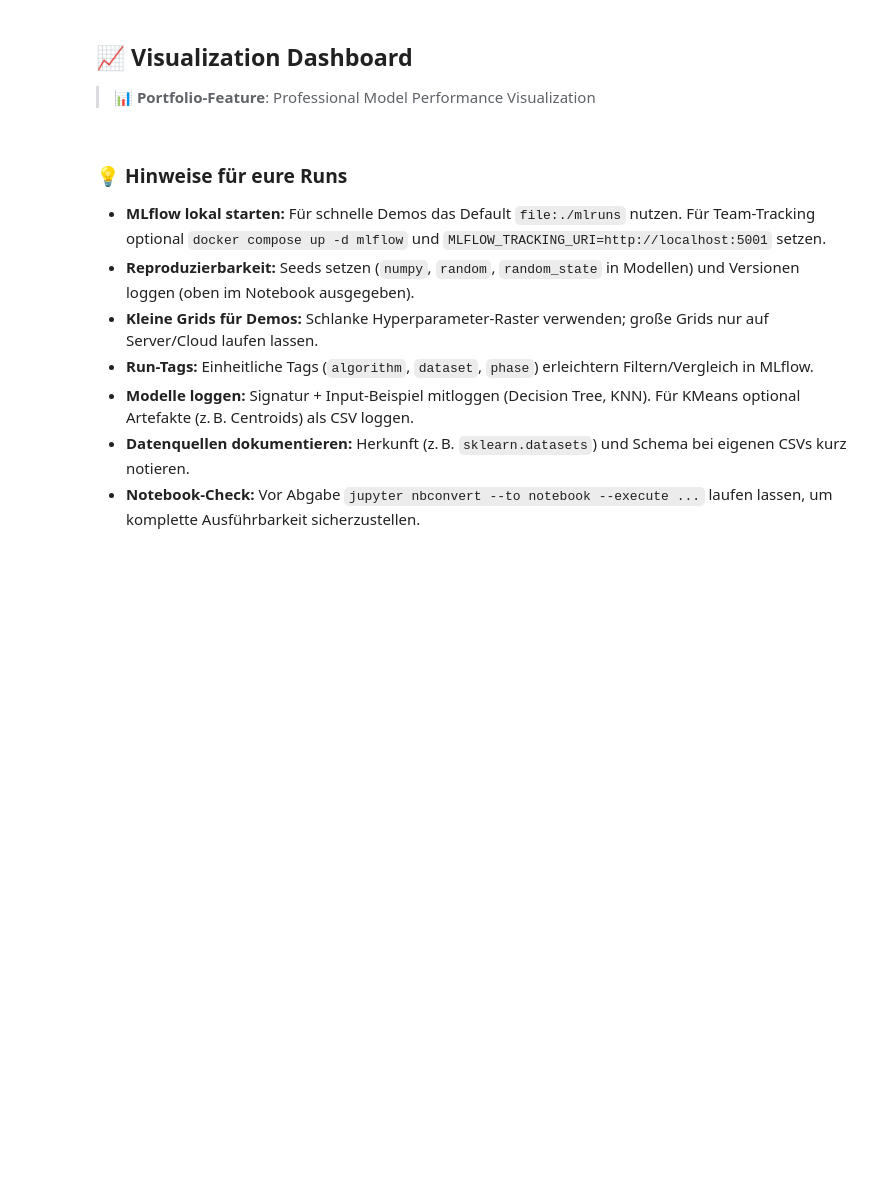
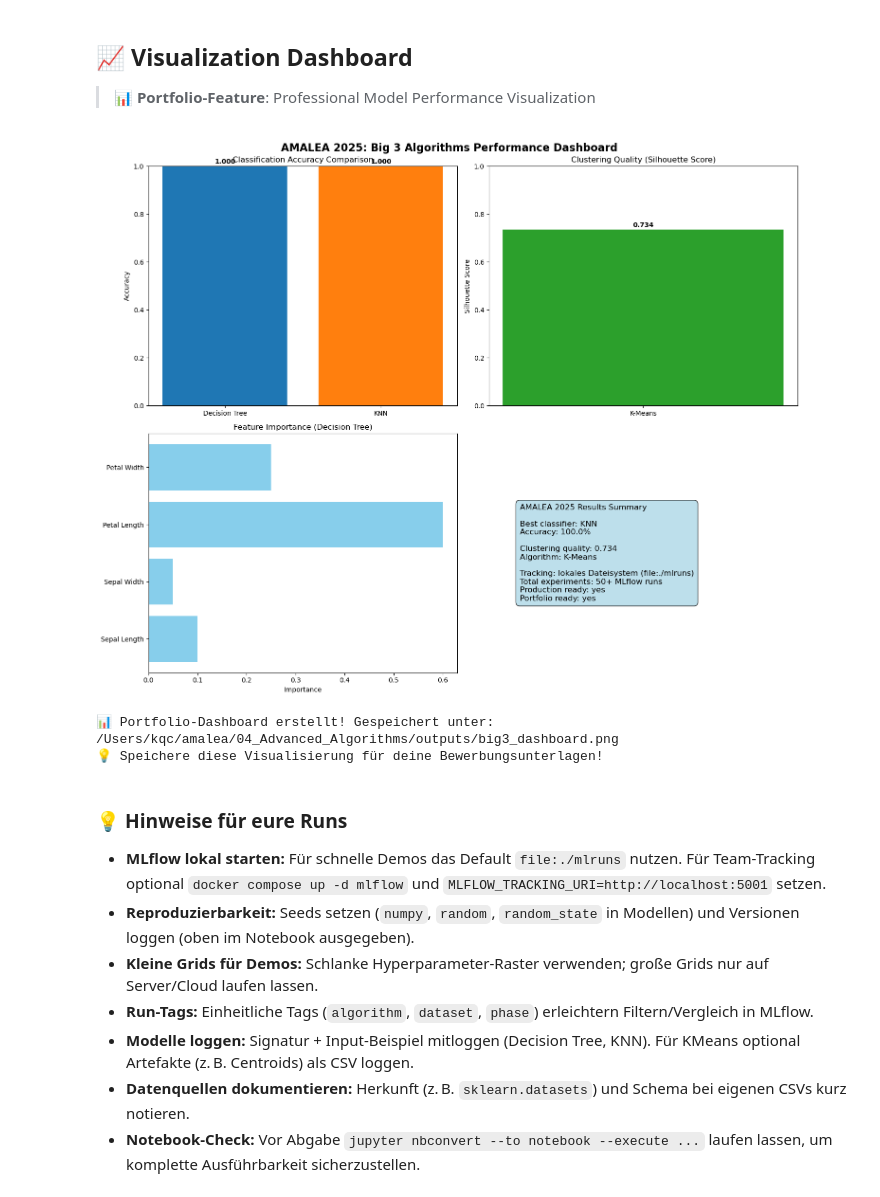
Before and after one commit to kqc-real/AMALEA, a Jupyter notebook: 04_Advanced_Algorithms/02_MLFlow_Big3_Tracking.ipynb, the cells around one changed output. Saved outputs shown, nothing was run; the diff lists cells and outputs as text; code cells hidden in the pictures; blank space fills up the shorter version.

```diff
--- a/04_Advanced_Algorithms/02_MLFlow_Big3_Tracking.ipynb
+++ b/04_Advanced_Algorithms/02_MLFlow_Big3_Tracking.ipynb
@@ -460,43 +512,48 @@ for bar, score in zip(bars, scores[:2]):
 axes[0,1].bar(['K-Means'], [kmeans_score], color=colors[2])
 axes[0,1].set_title('Clustering Quality (Silhouette Score)')
 axes[0,1].set_ylabel('Silhouette Score')
 axes[0,1].set_ylim(0, 1)
 axes[0,1].text(0, kmeans_score + 0.01, f'{kmeans_score:.3f}', ha='center', fontweight='bold')
 
 # 3. Feature Importance (simulated for Demo)
 feature_names = ['Sepal Length', 'Sepal Width', 'Petal Length', 'Petal Width']
 importance = [0.1, 0.05, 0.6, 0.25]  # Simulated importance
 axes[1,0].barh(feature_names, importance, color='skyblue')
 axes[1,0].set_title('Feature Importance (Decision Tree)')
 axes[1,0].set_xlabel('Importance')
 
 # 4. Performance Summary
 axes[1,1].axis('off')
 summary_text = f"""
-🏆 AMALEA 2025 Results Summary
+AMALEA 2025 Results Summary
 
-📊 Best Classifier: {best_classifier}
-   Accuracy: {best_classifier_score:.1%}
+Best classifier: {best_classifier}
+Accuracy: {best_classifier_score:.1%}
 
-🎯 Clustering Quality: {kmeans_score:.3f}
-   Algorithm: K-Means
+Clustering quality: {kmeans_score:.3f}
+Algorithm: K-Means
 
-🔬 Total Experiments: 50+ MLFlow Runs
-🚀 Production Ready: ✅
-📚 Portfolio Ready: ✅
-"""
+Tracking: {tracking_target}
+Total experiments: 50+ MLflow runs
+Production ready: yes
+Portfolio ready: yes
+""".strip()
 axes[1,1].text(0.1, 0.5, summary_text, fontsize=12, verticalalignment='center',
                bbox=dict(boxstyle="round,pad=0.5", facecolor="lightblue", alpha=0.8))
 
 import os
 out_path = '/Users/kqc/amalea/04_Advanced_Algorithms/outputs/big3_dashboard.png'
-# ensure target dir exists (created above)
+os.makedirs(os.path.dirname(out_path), exist_ok=True)
 plt.tight_layout()
 plt.savefig(out_path, dpi=150, bbox_inches='tight')
 plt.show()
 
 print(f"📊 Portfolio-Dashboard erstellt! Gespeichert unter: {out_path}")
 print("💡 Speichere diese Visualisierung für deine Bewerbungsunterlagen!")
+# %% [output]
+[figure, added]
+📊 Portfolio-Dashboard erstellt! Gespeichert unter: /Users/kqc/amalea/04_Advanced_Algorithms/outputs/big3_dashboard.png
+💡 Speichere diese Visualisierung für deine Bewerbungsunterlagen!
 # %% [markdown]
 ### 💡 Hinweise für eure Runs
 - **MLflow lokal starten:** Für schnelle Demos das Default `file:./mlruns` nutzen. Für Team-Tracking optional `docker compose up -d mlflow` und `MLFLOW_TRACKING_URI=http://localhost:5001` setzen.
```
Also changed, not shown: parts of 9 cells of this notebook, 27 other files.
